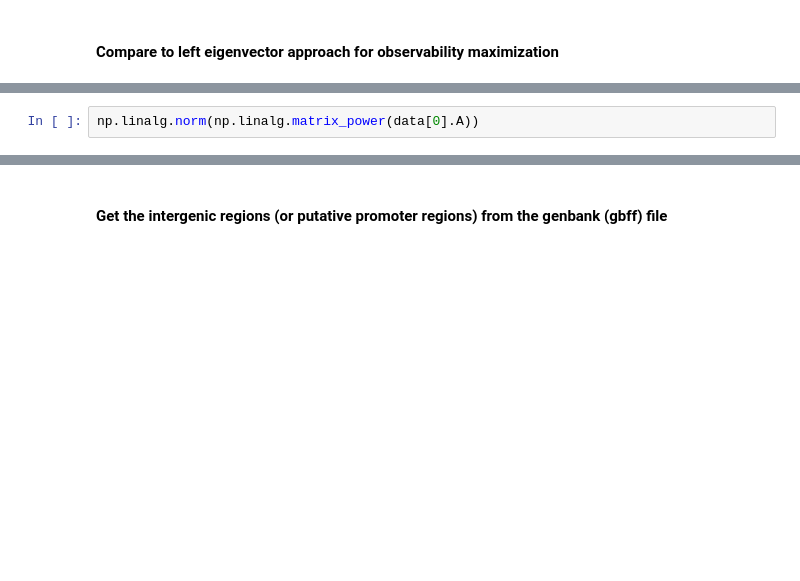
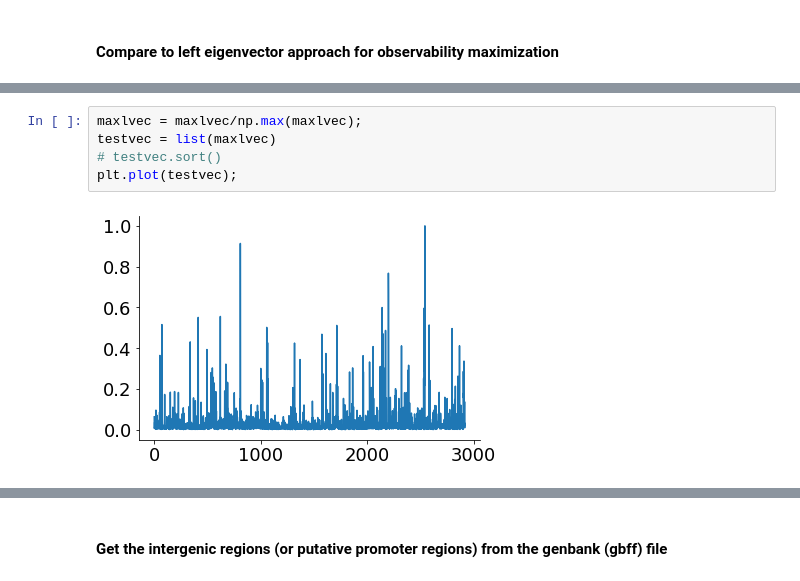
Before and after one commit to AqibHasnain/optimal_sensors, a Jupyter notebook: postprocessing.ipynb, the cells around one changed output, grey strips where cells are left out. Saved outputs shown, nothing was run; the diff lists cells and outputs as text; blank space fills up the shorter version.

```diff
--- a/postprocessing.ipynb
+++ b/postprocessing.ipynb
@@ -241,2 +260,7 @@ plot_gene_traces(data[0],k,pltdim=(7,7),start='1',savedir=save_dir,savefig=False
-# %%
-np.linalg.norm(np.linalg.matrix_power(data[0].A))
+# %%
+maxlvec = maxlvec/np.max(maxlvec);
+testvec = list(maxlvec)
+# testvec.sort()
+plt.plot(testvec);
+# %% [output]
+[figure, added]
```
Also changed, not shown: parts of 10 cells of this notebook, 8 other files.
